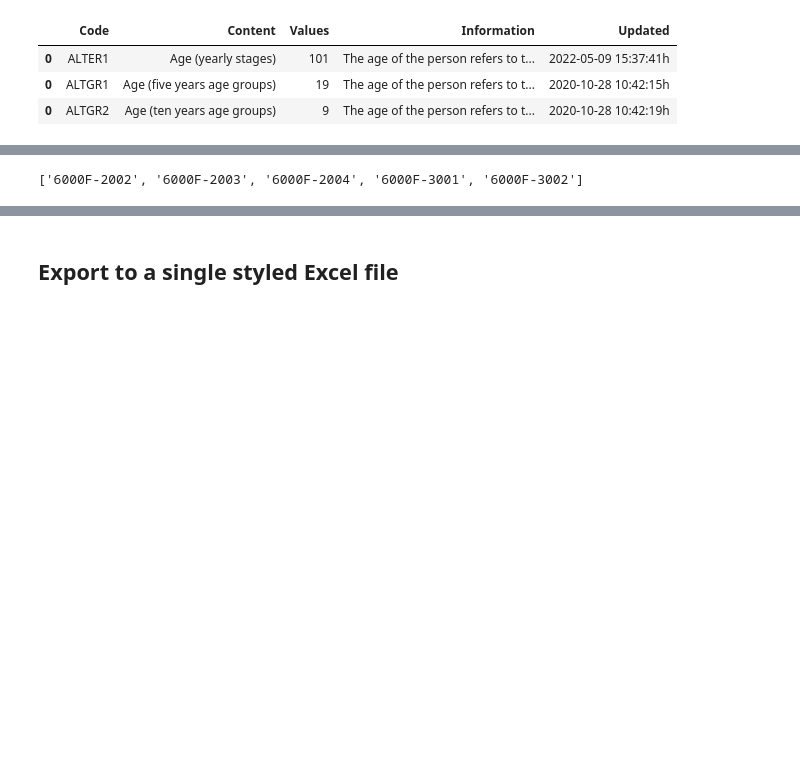
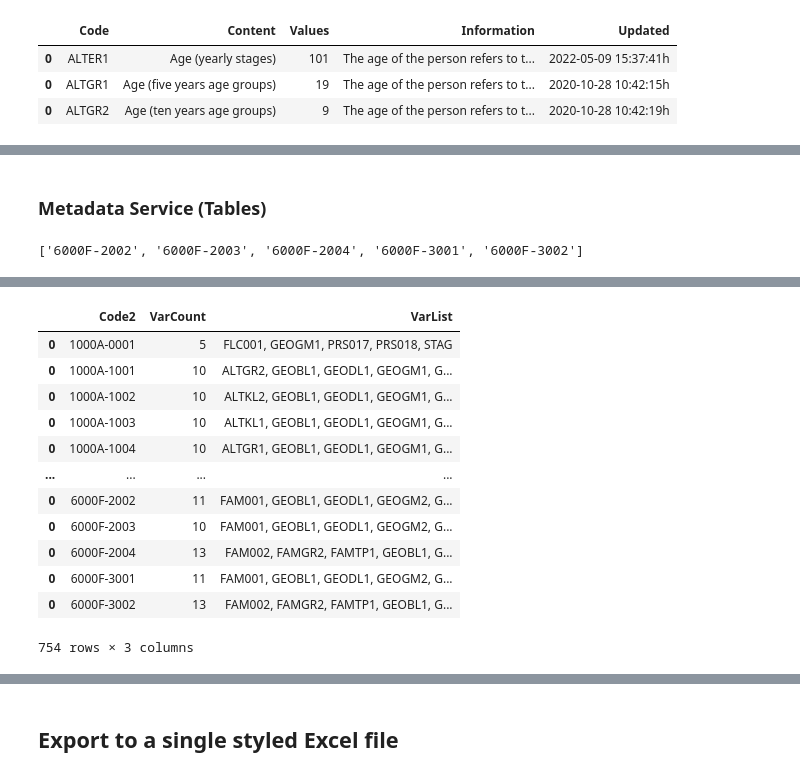
Before and after one commit to wahlatlas/api, a Jupyter notebook: census_database_toc.ipynb, the cells around one changed output, grey strips where cells are left out. Saved outputs shown, nothing was run; the diff lists cells and outputs as text; code cells hidden in the pictures; blank space fills up the shorter version.

```diff
--- a/census_database_toc.ipynb
+++ b/census_database_toc.ipynb
@@ -192,0 +220,2 @@ metadataVariable.head(3)
+# %%
+metadataVariable["TableCount"] = metadataVariable["TableList"].apply(lambda x: len(x))
@@ -193,3 +236,5 @@ metadataVariable.head(3)
+# %% [markdown]
+### Metadata Service (Tables)
 # %%
 tabCodes=[]
 # %%
@@ -266,0 +334,16 @@ metadataTable.head(3)
+# %%
+metadataVar2Tab
+# %% [output]
+|  | Code2 | VarCount | VarList |
+| 0 | 1000A-0001 | 5 | FLC001, GEOGM1, PRS017, PRS018, STAG |
+| 0 | 1000A-1001 | 10 | ALTGR2, GEOBL1, GEODL1, GEOGM1, G... |
+| 0 | 1000A-1002 | 10 | ALTKL2, GEOBL1, GEODL1, GEOGM1, G... |
+| 0 | 1000A-1003 | 10 | ALTKL1, GEOBL1, GEODL1, GEOGM1, G... |
+| 0 | 1000A-1004 | 10 | ALTGR1, GEOBL1, GEODL1, GEOGM1, G... |
+| ... | ... | ... | ... |
+| 0 | 6000F-2002 | 11 | FAM001, GEOBL1, GEODL1, GEOGM2, G... |
+| 0 | 6000F-2003 | 10 | FAM001, GEOBL1, GEODL1, GEOGM2, G... |
+| 0 | 6000F-2004 | 13 | FAM002, FAMGR2, FAMTP1, GEOBL1, G... |
+| 0 | 6000F-3001 | 11 | FAM001, GEOBL1, GEODL1, GEOGM2, G... |
+| 0 | 6000F-3002 | 13 | FAM002, FAMGR2, FAMTP1, GEOBL1, G... |
+754 rows × 3 columns
```
Also changed, not shown: parts of 16 cells of this notebook.
